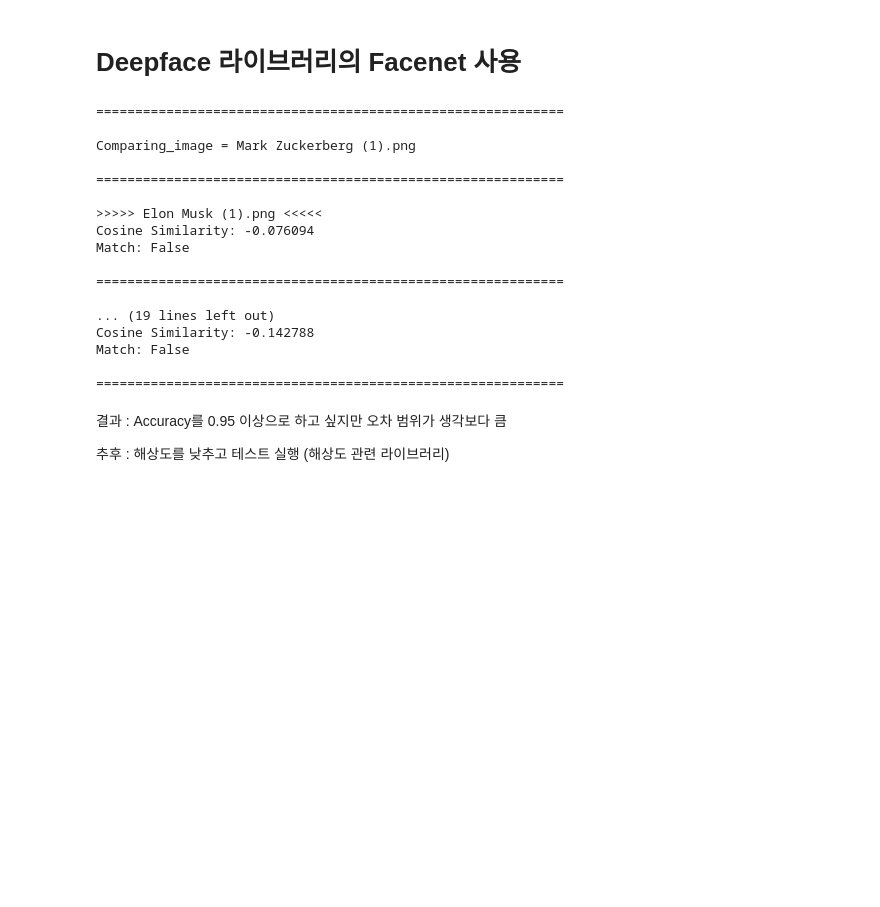
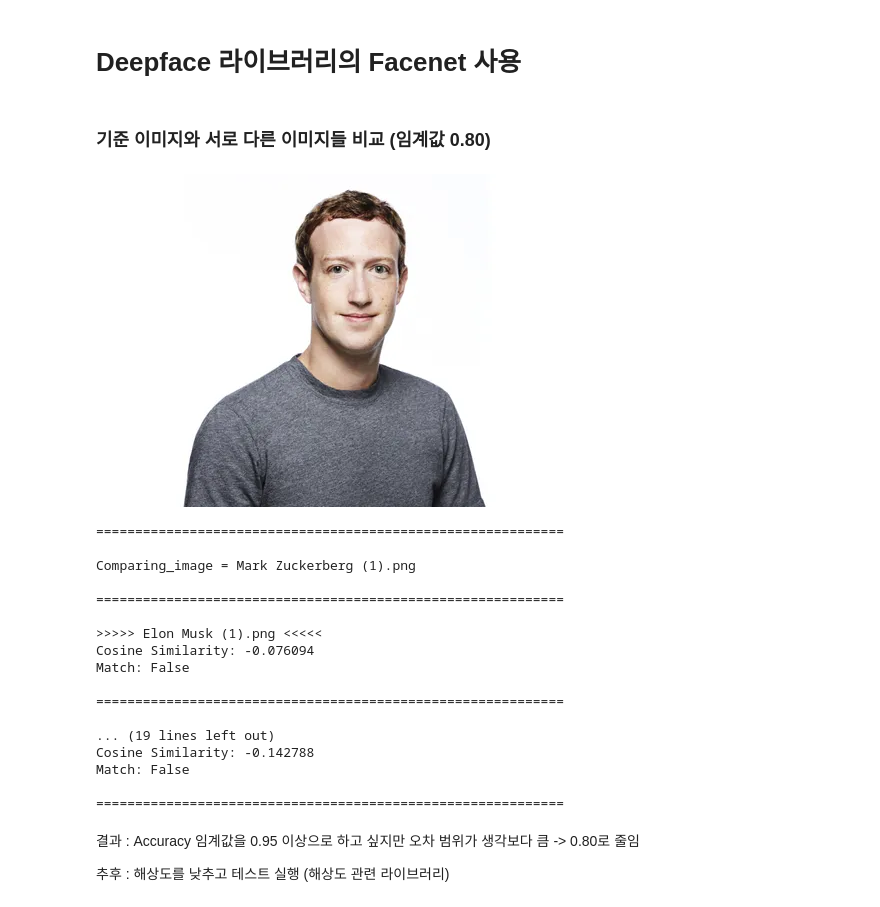
Before and after one commit to Jng-su/ai-deepface, a Jupyter notebook: deepface.ipynb, the cells around one changed output. Saved outputs shown, nothing was run; the diff lists cells and outputs as text; code cells hidden in the pictures; blank space fills up the shorter version.

```diff
--- a/deepface.ipynb
+++ b/deepface.ipynb
@@ -128,39 +130,45 @@ Accuracy with GhostFaceNet: 0.06162921722194012
 결과 : 예상과달리 DeepID의 성능이 이상함, facenet 혹은 facenet512 선택
 # %% [markdown]
 # Deepface 라이브러리의 Facenet 사용
+# %% [markdown]
+### 기준 이미지와 서로 다른 이미지들 비교 (임계값 0.80)
 # %%
 from deepface import DeepFace
 import numpy as np
 import os
+from IPython.display import Image, display
 
 compare_img = "/content/drive/MyDrive/deepface/data/Mark Zuckerberg (1).png"
+
+display(Image(filename=compare_img))
 
 compare_img_name = os.path.basename(compare_img)
 
 print(f'{"=" * 60}\n\nComparing_image = {compare_img_name}\n\n{"=" * 60}')
 
 temp_imgs = [
     "/content/drive/MyDrive/deepface/data/Elon Musk (1).png",
     "/content/drive/MyDrive/deepface/data/Mark Zuckerberg (2).png",
     "/content/drive/MyDrive/deepface/data/Mark Zuckerberg (3).png",
     "/content/drive/MyDrive/deepface/data/Benedict Cumberbatch (1).png",
     "/content/drive/MyDrive/deepface/data/Benedict Cumberbatch (2).png"
 ]
 
 embedding_1 = DeepFace.represent(img_path=compare_img, model_name="Facenet")[0]["embedding"]
 
 for img in temp_imgs:
     embedding_2 = DeepFace.represent(img_path=img, model_name="Facenet")[0]["embedding"]
     cosine_similarity = np.dot(embedding_1, embedding_2) / (np.linalg.norm(embedding_1) * np.linalg.norm(embedding_2))
 
     # 파일명 추출
     img_name = os.path.basename(img)
 
     print(f"\n>>>>> {img_name} <<<<<")
     print(f"Cosine Similarity: {cosine_similarity:.6f}")
     print(f"Match: {cosine_similarity > 0.80}")
     print(f'\n{"=" * 60}')
 # %% [output]
+[figure, added]
 ============================================================
 
 Comparing_image = Mark Zuckerberg (1).png
@@ -179,6 +187,6 @@ Match: False
 
 ============================================================
 # %% [markdown]
-결과 : Accuracy를 0.95 이상으로 하고 싶지만 오차 범위가 생각보다 큼
+결과 : Accuracy 임계값을 0.95 이상으로 하고 싶지만 오차 범위가 생각보다 큼 -> 0.80로 줄임
 
 추후 : 해상도를 낮추고 테스트 실행 (해상도 관련 라이브러리)
```
Also changed, not shown: parts of 2 cells of this notebook.
